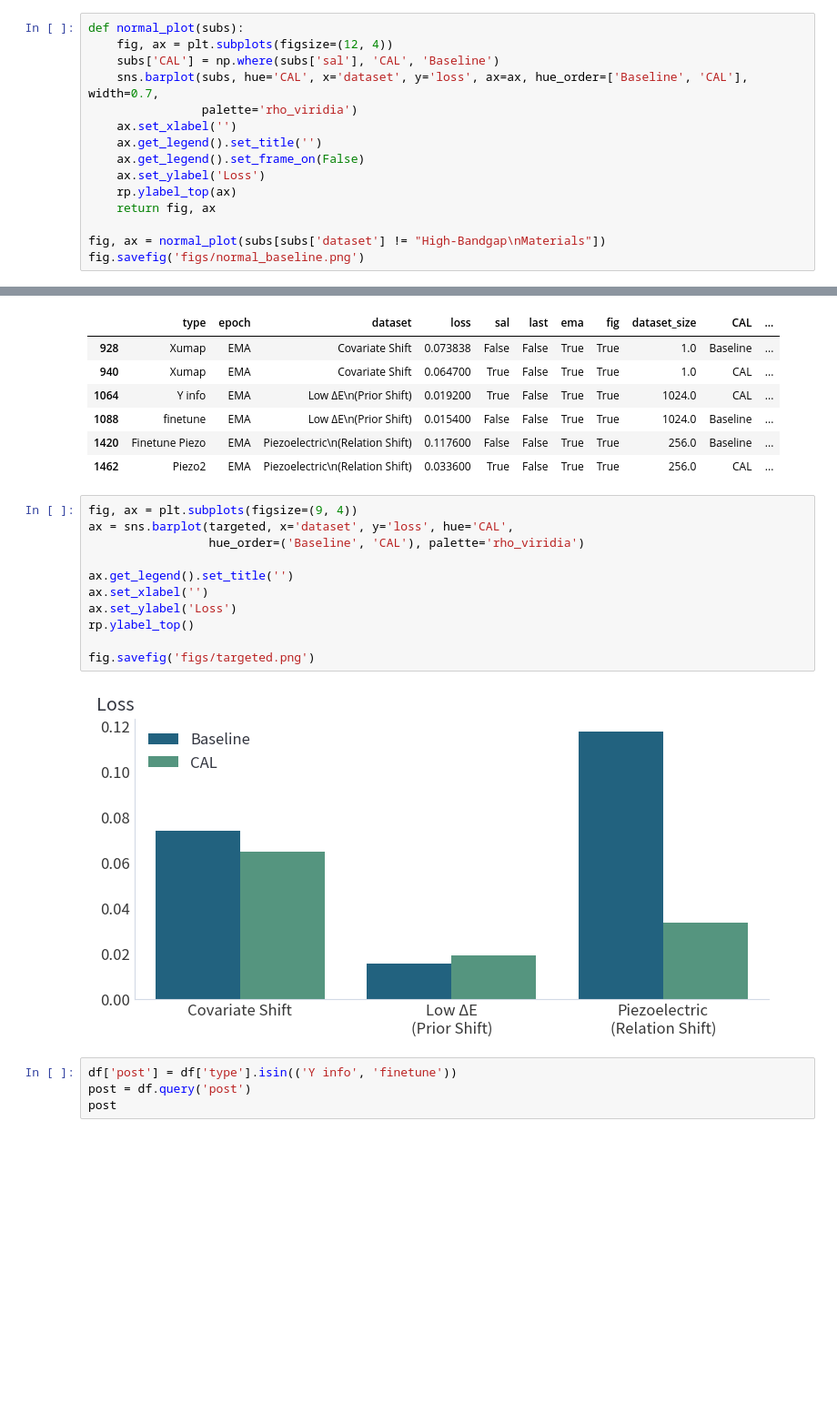
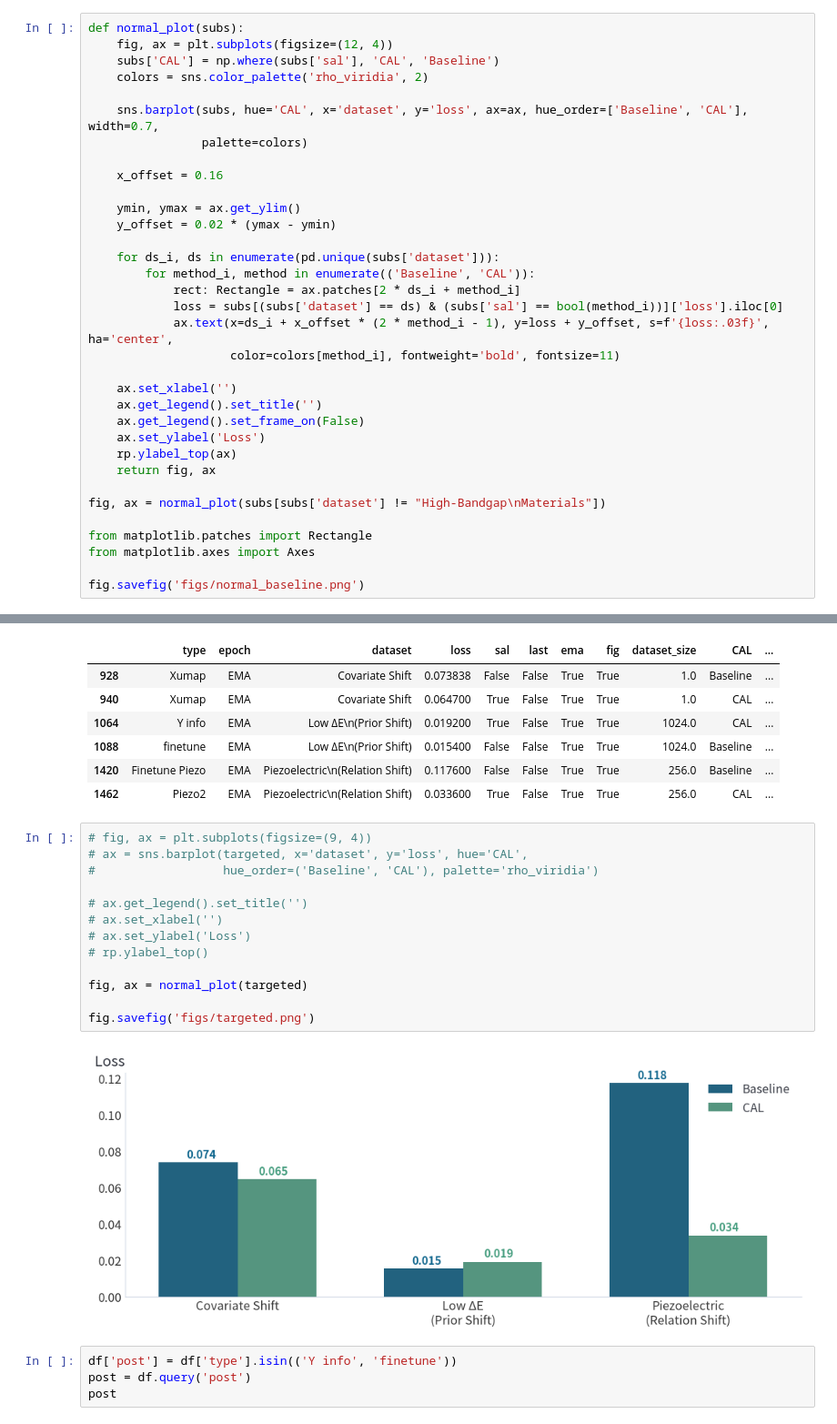
Before and after one commit to nicholas-miklaucic/ood-materials, a Jupyter notebook: paper-visuals.ipynb, the cells around one changed output, grey strips where cells are left out. Shown at 91% size. Drawn from its saved outputs; the diff is of its cells as text; blank space fills up the shorter version.

Commit message:
Made requested changes to figures

```diff
--- a/paper-visuals.ipynb
+++ b/paper-visuals.ipynb
@@ -228,8 +228,23 @@ See the caveats in the documentation: https://pandas.pydata.org/pandas-docs/stab
 def normal_plot(subs):
     fig, ax = plt.subplots(figsize=(12, 4))
     subs['CAL'] = np.where(subs['sal'], 'CAL', 'Baseline')
+    colors = sns.color_palette('rho_viridia', 2)
+
     sns.barplot(subs, hue='CAL', x='dataset', y='loss', ax=ax, hue_order=['Baseline', 'CAL'], width=0.7,
-                palette='rho_viridia')
+                palette=colors)
+
+    x_offset = 0.16
+
+    ymin, ymax = ax.get_ylim()
+    y_offset = 0.02 * (ymax - ymin)
+
+    for ds_i, ds in enumerate(pd.unique(subs['dataset'])):
+        for method_i, method in enumerate(('Baseline', 'CAL')):
+            rect: Rectangle = ax.patches[2 * ds_i + method_i]
+            loss = subs[(subs['dataset'] == ds) & (subs['sal'] == bool(method_i))]['loss'].iloc[0]
+            ax.text(x=ds_i + x_offset * (2 * method_i - 1), y=loss + y_offset, s=f'{loss:.03f}', ha='center',
+                    color=colors[method_i], fontweight='bold', fontsize=11)
+
     ax.set_xlabel('')
     ax.get_legend().set_title('')
     ax.get_legend().set_frame_on(False)
@@ -238,6 +253,10 @@ def normal_plot(subs):
     return fig, ax
 
 fig, ax = normal_plot(subs[subs['dataset'] != "High-Bandgap\nMaterials"])
+
+from matplotlib.patches import Rectangle
+from matplotlib.axes import Axes
+
 fig.savefig('figs/normal_baseline.png')
 # %% [output]
 A value is trying to be set on a copy of a slice from a DataFrame.
@@ -287,18 +306,20 @@ targeted
 | 1420 | Finetune Piezo | EMA | Piezoelectric\n(Relation Shift) | 0.117600 | False | False | True | True | 256.0 | Baseline | ... |
 | 1462 | Piezo2 | EMA | Piezoelectric\n(Relation Shift) | 0.033600 | True | False | True | True | 256.0 | CAL | ... |
 # %%
-fig, ax = plt.subplots(figsize=(9, 4))
-ax = sns.barplot(targeted, x='dataset', y='loss', hue='CAL',
-                 hue_order=('Baseline', 'CAL'), palette='rho_viridia')
+# fig, ax = plt.subplots(figsize=(9, 4))
+# ax = sns.barplot(targeted, x='dataset', y='loss', hue='CAL',
+#                  hue_order=('Baseline', 'CAL'), palette='rho_viridia')
 
-ax.get_legend().set_title('')
-ax.set_xlabel('')
-ax.set_ylabel('Loss')
-rp.ylabel_top()
+# ax.get_legend().set_title('')
+# ax.set_xlabel('')
+# ax.set_ylabel('Loss')
+# rp.ylabel_top()
+
+fig, ax = normal_plot(targeted)
 
 fig.savefig('figs/targeted.png')
 # %% [output]
-[figure, old version]
+[figure, new version]
 # %%
 df['post'] = df['type'].isin(('Y info', 'finetune'))
 post = df.query('post')
```
Also changed, not shown: parts of 3 cells of this notebook, 6 other files.
